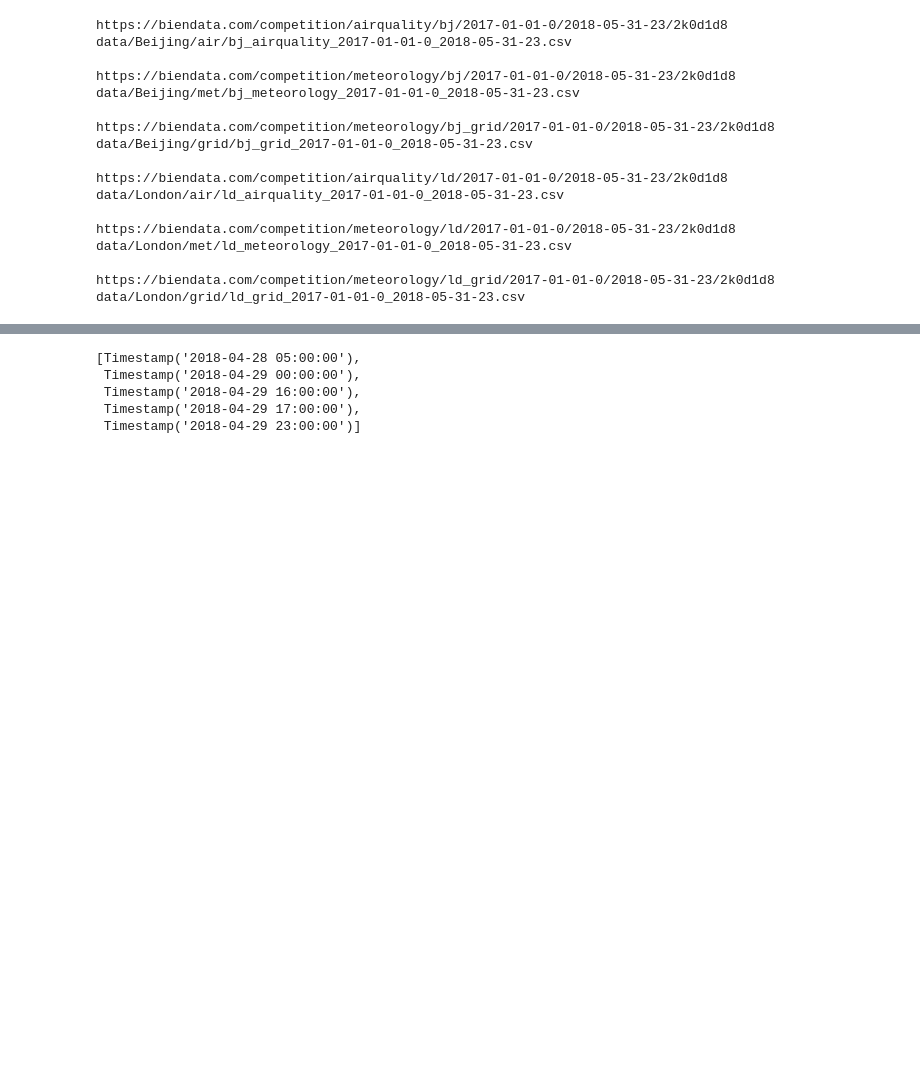
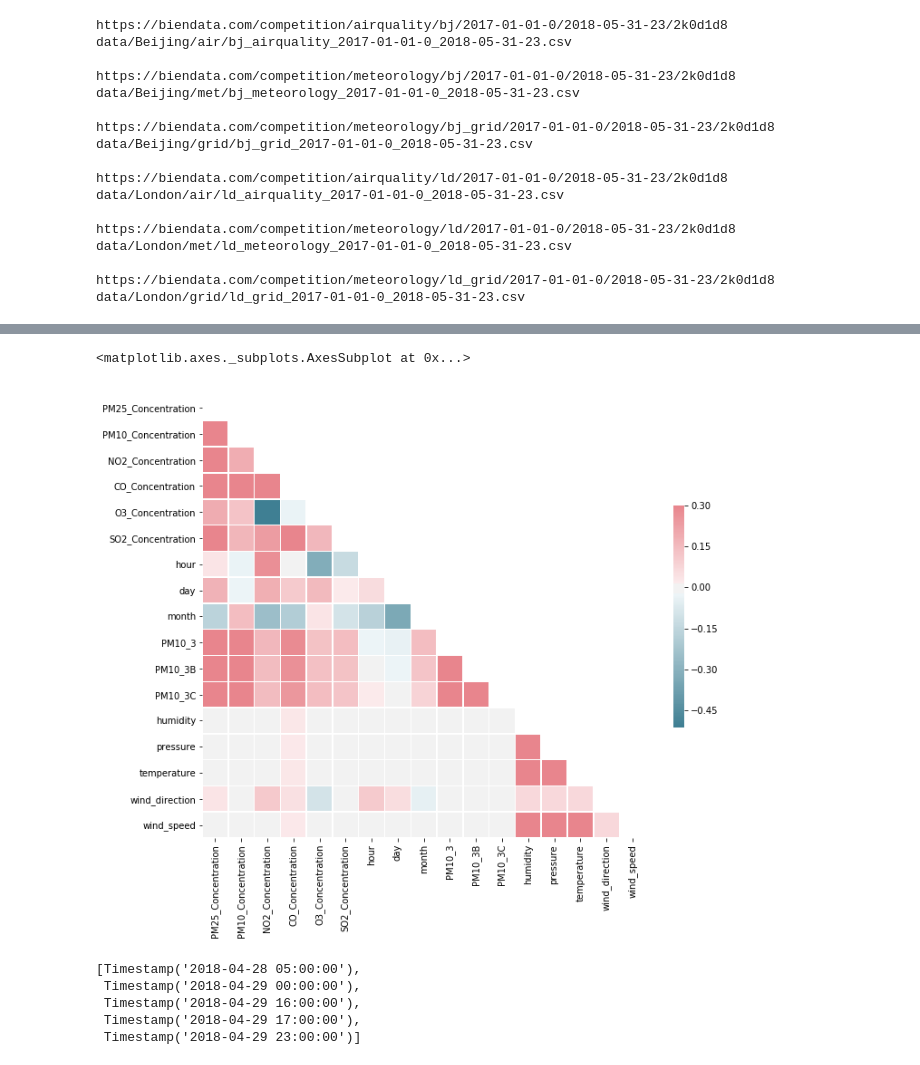
Before and after one commit to DS420-Cobras/DS420-Cobras, a Jupyter notebook: david_eda.ipynb, the cells around one changed output, grey strips where cells are left out. Cells and saved outputs as stored; diff of their text form; code cells hidden in the pictures; blank space fills up the shorter version.

```diff
--- a/david_eda.ipynb
+++ b/david_eda.ipynb
@@ -2,9 +2,11 @@
 import load_data
 import os
 import pandas as pd
+import numpy as np
 import sklearn.linear_model
 import sklearn.ensemble
 import matplotlib.pyplot as plt
+import seaborn as sns
 import plot
 import time
 import datetime
@@ -18,8 +20,10 @@ bejGrd = allDf[('Beijing', 'grid')]
 
 bejAirDf['newTime'] = pd.to_datetime(bejAirDf['time'], errors='coerce', format='%Y-%m-%d %H:%M:%S')
 bejMetDf['time'] = pd.to_datetime(bejMetDf['time'], errors='coerce', format='%Y-%m-%d %H:%M:%S')
+bejGrd['time'] = pd.to_datetime(bejGrd['time'], errors='coerce', format='%Y-%m-%d %H:%M:%S')
 
 bejMetDf = bejMetDf.rename(columns={'station_id':'met_station'})
+bejGrd = bejGrd.rename(columns={'station_id':'met_station'})
 
 bejDf = pd.DataFrame()
 for key in ['station_id', 'PM25_Concentration', 'PM10_Concentration', 'NO2_Concentration', 'CO_Concentration', 'O3_Concentration', 'SO2_Concentration']:
@@ -159,0 +101,8 @@ pd.merge(temp, bejMetDf,  how='left', left_on=['A_c1','c2']
+# %%
+bj_nn[bj_nn['met_station']=='fangshan_met'] =  'fangshan_meo'
+# %%
+temp = bejDf.merge(bj_nn, on='station_id', how='left')
+bejWeather = pd.concat([bejMetDf, bejGrd])
+temp = pd.merge(temp, bejWeather,  how='left', on=['met_station','time'])
+temp = temp.drop(columns='id')
+temp.head()
@@ -160,3 +123,19 @@ pd.merge(temp, bejMetDf,  how='left', left_on=['A_c1','c2']
+# %%
+
+tempNum = temp.select_dtypes('number')
+tempNum = tempNum.dropna()
+tempCor = tempNum.corr()
+mask = np.zeros_like(tempCor, dtype=np.bool)
+mask[np.triu_indices_from(mask)] = True
+
+f, ax = plt.subplots(figsize=(11, 9))
+cmap = sns.diverging_palette(220, 10, as_cmap=True)
+
+sns.heatmap(tempCor, mask=mask, cmap=cmap, vmax=.3, center=0,
+            square=True, linewidths=.5, cbar_kws={"shrink": .5})
+# %% [output]
+<matplotlib.axes._subplots.AxesSubplot at 0x...>
+[figure, added]
 # %%
 # ct = datetime.datetime.utcnow() - datetime.timedelta(days=2)
 # splitDate = pd.datetime(ct.year,ct.month,ct.day,  ct.hour)
```
Also changed, not shown: parts of 9 cells of this notebook, 5 other files.
